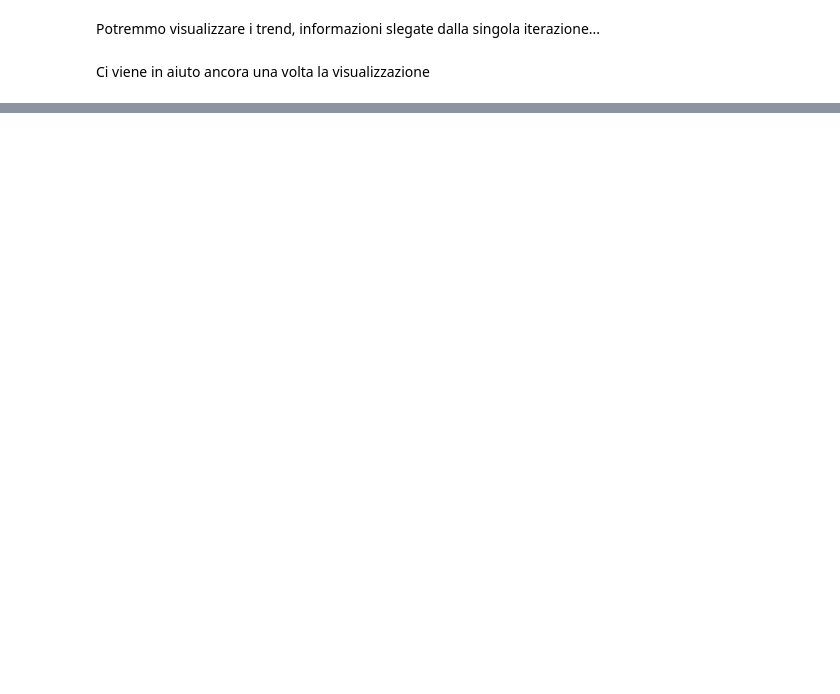
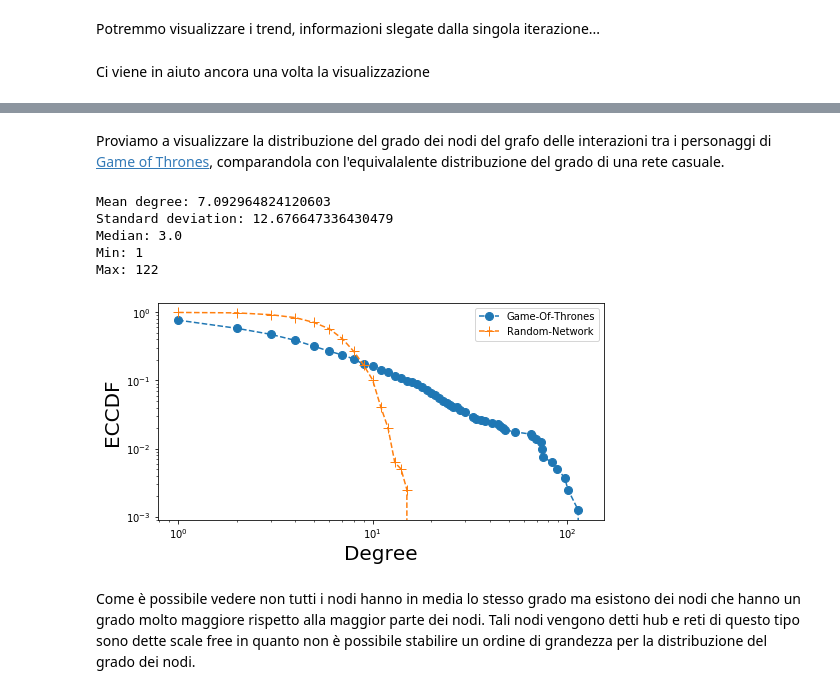
Before and after one commit to manuel-dileo/not-so-simple-graph-visualization, a Jupyter notebook: information-diffusion/basic_network_diffusion.ipynb, the cells around one changed output, grey strips where cells are left out. Saved outputs shown, nothing was run; the diff lists cells and outputs as text; code cells hidden in the pictures; blank space fills up the shorter version.

```diff
--- a/information-diffusion/basic_network_diffusion.ipynb
+++ b/information-diffusion/basic_network_diffusion.ipynb
@@ -248,0 +242,2 @@ viz.plot()
+# %% [markdown]
+Proviamo a visualizzare la distribuzione del grado dei nodi del grafo delle interazioni tra i personaggi di [Game of Thrones](https://github.com/mathbeveridge/asoiaf), comparandola con l'equivalalente distribuzione del grado di una rete casuale.
@@ -248,0 +246,46 @@ viz.plot()
+# %%
+import pandas as pd
+import numpy as np
+from statsmodels.distributions.empirical_distribution import ECDF
+
+df = pd.read_csv('asoiaf-all-edges.csv')
+G = nx.from_pandas_edgelist(df,'Source','Target',['weight'])
+# %%
+degree = list(dict(G.degree()).values())
+print('Mean degree: {}'.format(np.mean(degree)))
+print('Standard deviation: {}'.format(np.std(degree)))
+print('Median: {}'.format(np.median(degree)))
+print('Min: {}'.format(np.min(degree)))
+print('Max: {}'.format(np.max(degree)))
+# %% [output]
+Mean degree: 7.092964824120603
+Standard deviation: 12.676647336430479
+Median: 3.0
+Min: 1
+Max: 122
+# %%
+random_graph = nx.fast_gnp_random_graph(G.order(),nx.density(G))
+random_degree = list(dict(random_graph.degree()).values())
+# %%
+cdf = ECDF(degree)
+x = np.unique(degree)
+y = cdf(x)
+
+cdf_random = ECDF(random_degree)
+x_random = np.unique(random_degree)
+y_random = cdf_random(x_random)
+
+fig_cdf = plt.figure(figsize=(8,4))
+axes = fig_cdf.gca()
+axes.set_xscale('log')
+axes.set_yscale('log')
+axes.loglog(x,1-y,marker='o',ms=8, linestyle='--',label='Game-Of-Thrones')
+axes.loglog(x_random,1-y_random,marker='+',ms=10, linestyle='--',label='Random-Network')
+axes.set_xlabel('Degree',size=20)
+axes.set_ylabel('ECCDF', size = 20)
+axes.legend()
+plt.show()
+# %% [output]
+[figure, added]
+# %% [markdown]
+Come è possibile vedere non tutti i nodi hanno in media lo stesso grado ma esistono dei nodi che hanno un grado molto maggiore rispetto alla maggior parte dei nodi. Tali nodi vengono detti hub e reti di questo tipo sono dette scale free in quanto non è possibile stabilire un ordine di grandezza per la distribuzione del grado dei nodi.
```
Also changed, not shown: parts of 14 cells of this notebook.
